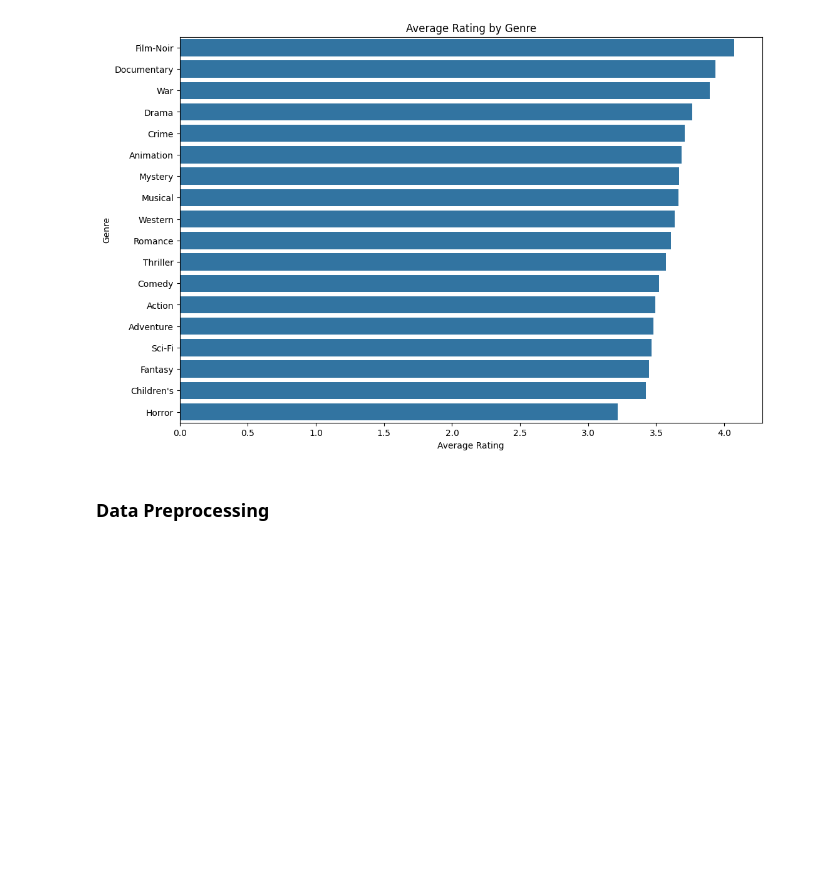
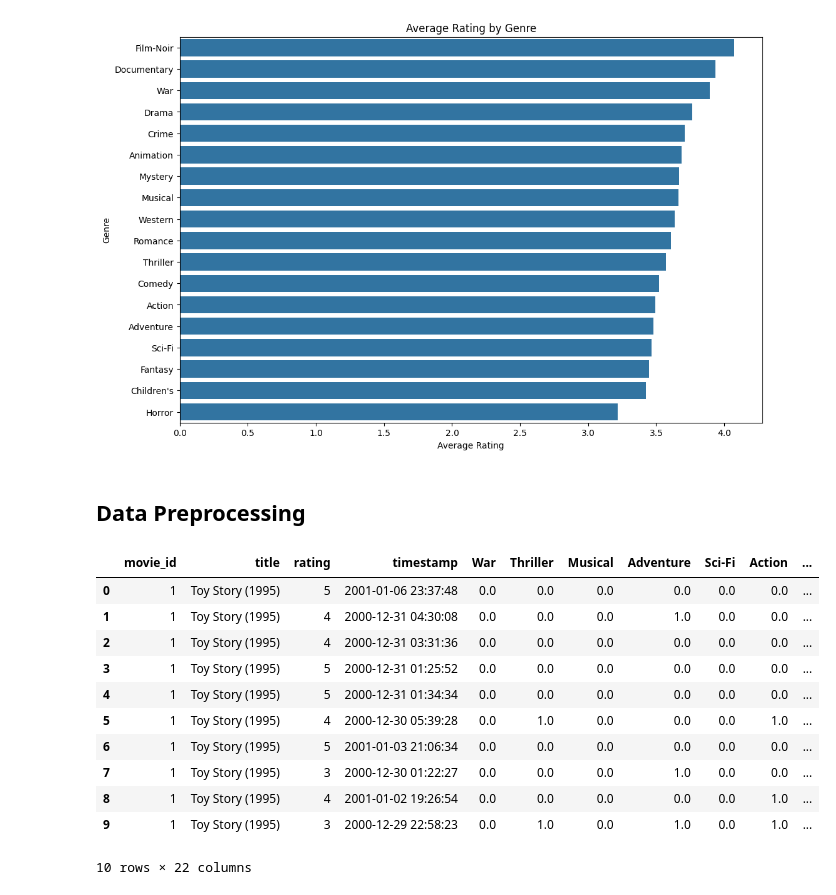
Before and after one commit to Exitarr/collaborative-filtering-based-Recommendation-System, a Jupyter notebook: project.ipynb, the cells around one changed output. Cells and saved outputs as stored; diff of their text form; code cells hidden in the pictures; blank space fills up the shorter version.

Commit message:
added preprocessing

```diff
--- a/project.ipynb
+++ b/project.ipynb
@@ -120,4 +86,30 @@ plt.show()
 # %% [output]
 [figure]
 # %% [markdown]
-### Data Preprocessing
+## Data Preprocessing
+# %%
+#one hot encoding the genres
+movies_encoded = movie_ratings.copy()
+for genre in genres:
+    movies_encoded[genre] = movies.genres.str.contains(genre).map({True:1 , False:0})
+movies_encoded.drop('genres' , axis=1 , inplace=True)
+movies_encoded.drop('user_id' , axis=1 , inplace=True)
+
+#convert timestamp to datetime
+movies_encoded['timestamp'] = pd.to_datetime(movie_ratings['timestamp'], unit='s')
+
+
+movies_encoded.head(10)
+# %% [output]
+|  | movie_id | title | rating | timestamp | War | Thriller | Musical | Adventure | Sci-Fi | Action | ... |
+| 0 | 1 | Toy Story (1995) | 5 | 2001-01-06 23:37:48 | 0.0 | 0.0 | 0.0 | 0.0 | 0.0 | 0.0 | ... |
+| 1 | 1 | Toy Story (1995) | 4 | 2000-12-31 04:30:08 | 0.0 | 0.0 | 0.0 | 1.0 | 0.0 | 0.0 | ... |
+| 2 | 1 | Toy Story (1995) | 4 | 2000-12-31 03:31:36 | 0.0 | 0.0 | 0.0 | 0.0 | 0.0 | 0.0 | ... |
+| 3 | 1 | Toy Story (1995) | 5 | 2000-12-31 01:25:52 | 0.0 | 0.0 | 0.0 | 0.0 | 0.0 | 0.0 | ... |
+| 4 | 1 | Toy Story (1995) | 5 | 2000-12-31 01:34:34 | 0.0 | 0.0 | 0.0 | 0.0 | 0.0 | 0.0 | ... |
+| 5 | 1 | Toy Story (1995) | 4 | 2000-12-30 05:39:28 | 0.0 | 1.0 | 0.0 | 0.0 | 0.0 | 1.0 | ... |
+| 6 | 1 | Toy Story (1995) | 5 | 2001-01-03 21:06:34 | 0.0 | 0.0 | 0.0 | 0.0 | 0.0 | 0.0 | ... |
+| 7 | 1 | Toy Story (1995) | 3 | 2000-12-30 01:22:27 | 0.0 | 0.0 | 0.0 | 1.0 | 0.0 | 0.0 | ... |
+| 8 | 1 | Toy Story (1995) | 4 | 2001-01-02 19:26:54 | 0.0 | 0.0 | 0.0 | 0.0 | 0.0 | 1.0 | ... |
+| 9 | 1 | Toy Story (1995) | 3 | 2000-12-29 22:58:23 | 0.0 | 1.0 | 0.0 | 1.0 | 0.0 | 1.0 | ... |
+10 rows × 22 columns
```
Also changed, not shown: parts of 7 cells of this notebook.
